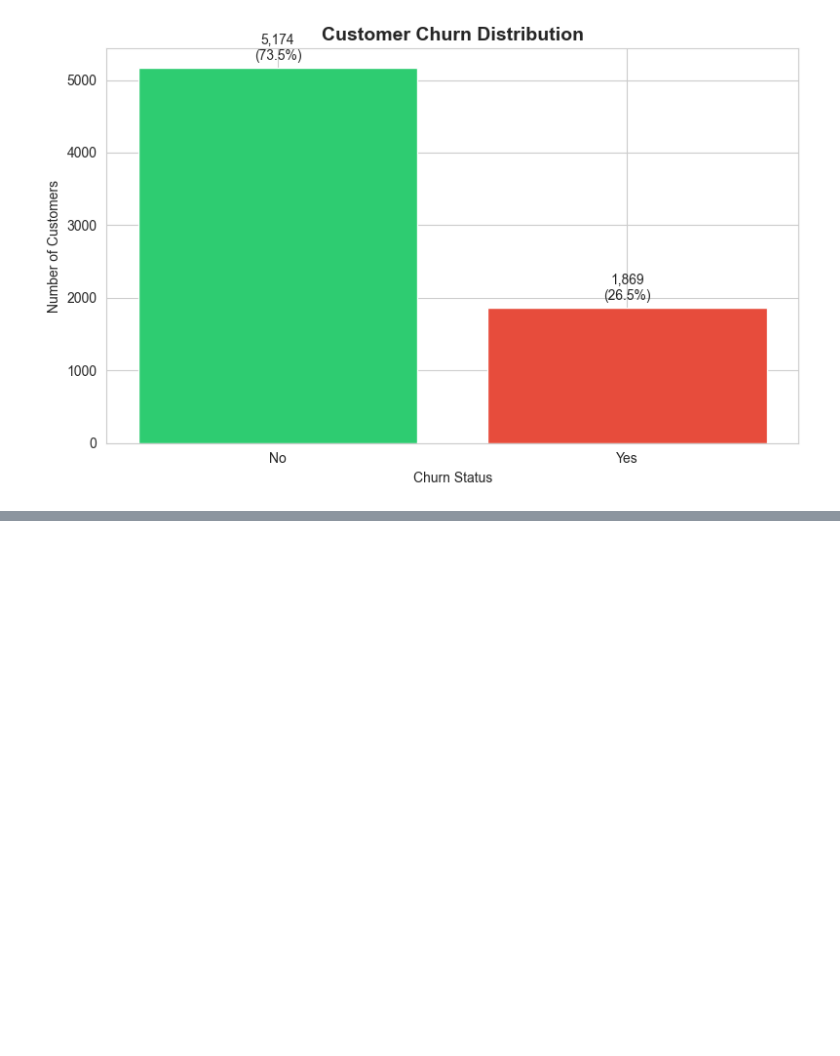
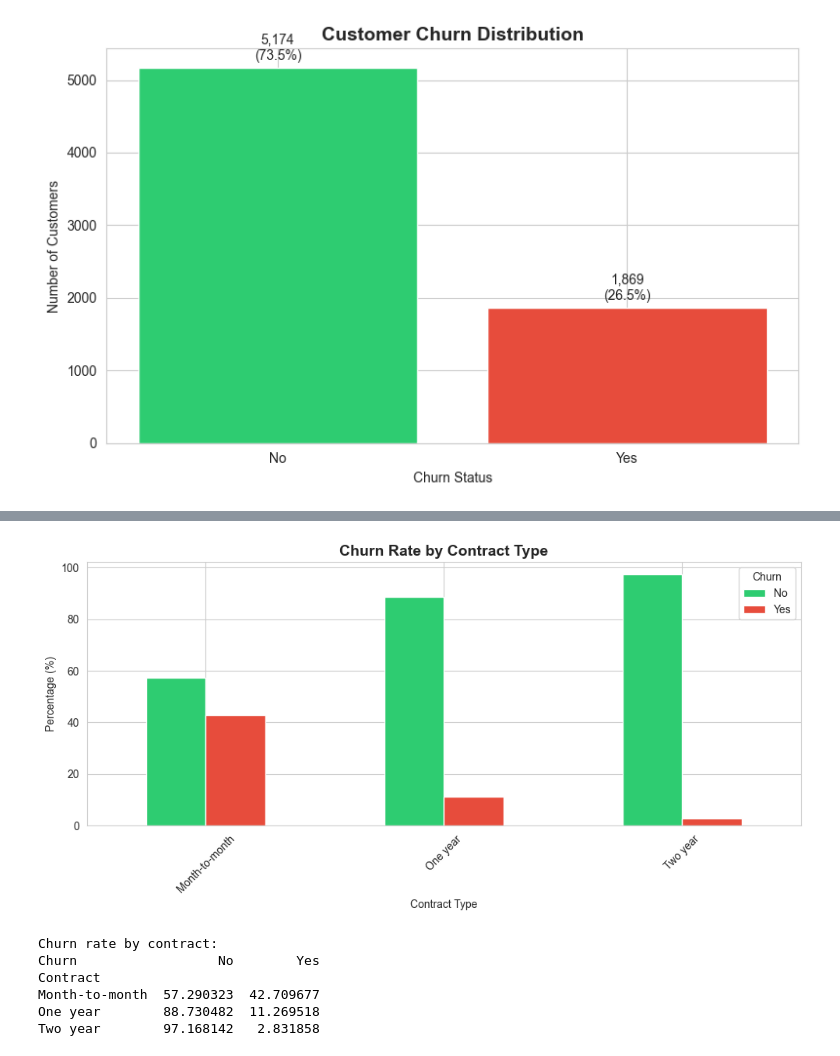
Before and after one commit to kschryver/telco-churn-prediction, a Jupyter notebook: Telco-Customer-Churn.ipynb, the cells around one changed output, grey strips where cells are left out. Cells and saved outputs as stored; diff of their text form; code cells hidden in the pictures; blank space fills up the shorter version.

```diff
--- a/Telco-Customer-Churn.ipynb
+++ b/Telco-Customer-Churn.ipynb
@@ -111,0 +141,27 @@ plt.show()
+# %%
+# Contract type vs Churn
+fig, ax = plt.subplots(figsize=(10, 5))
+
+contract_churn = pd.crosstab(df['Contract'], df['Churn'], normalize='index') * 100
+contract_churn.plot(kind='bar', ax=ax, color=['#2ecc71', '#e74c3c'])
+
+ax.set_title('Churn Rate by Contract Type', fontsize=14, fontweight='bold')
+ax.set_xlabel('Contract Type')
+ax.set_ylabel('Percentage (%)')
+ax.legend(title='Churn', labels=['No', 'Yes'])
+ax.set_xticklabels(ax.get_xticklabels(), rotation=45)
+
+plt.tight_layout()
+plt.show()
+
+# Print actual numbers
+print("\nChurn rate by contract:")
+print(df.groupby('Contract')['Churn'].value_counts(normalize=True).unstack() * 100)
+# %% [output]
+[figure, added]
+Churn rate by contract:
+Churn                  No        Yes
+Contract
+Month-to-month  57.290323  42.709677
+One year        88.730482  11.269518
+Two year        97.168142   2.831858
```
Also changed, not shown: parts of 26 cells of this notebook, 3 other files.
